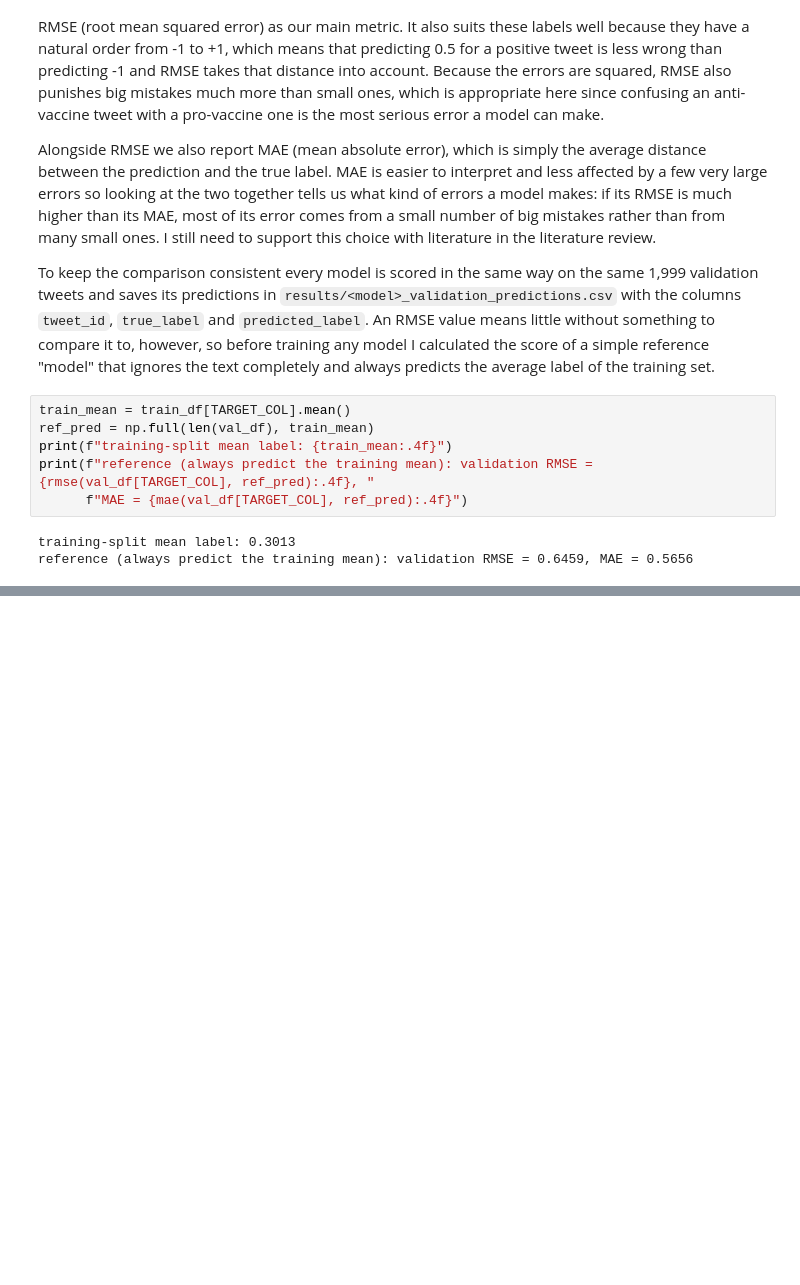
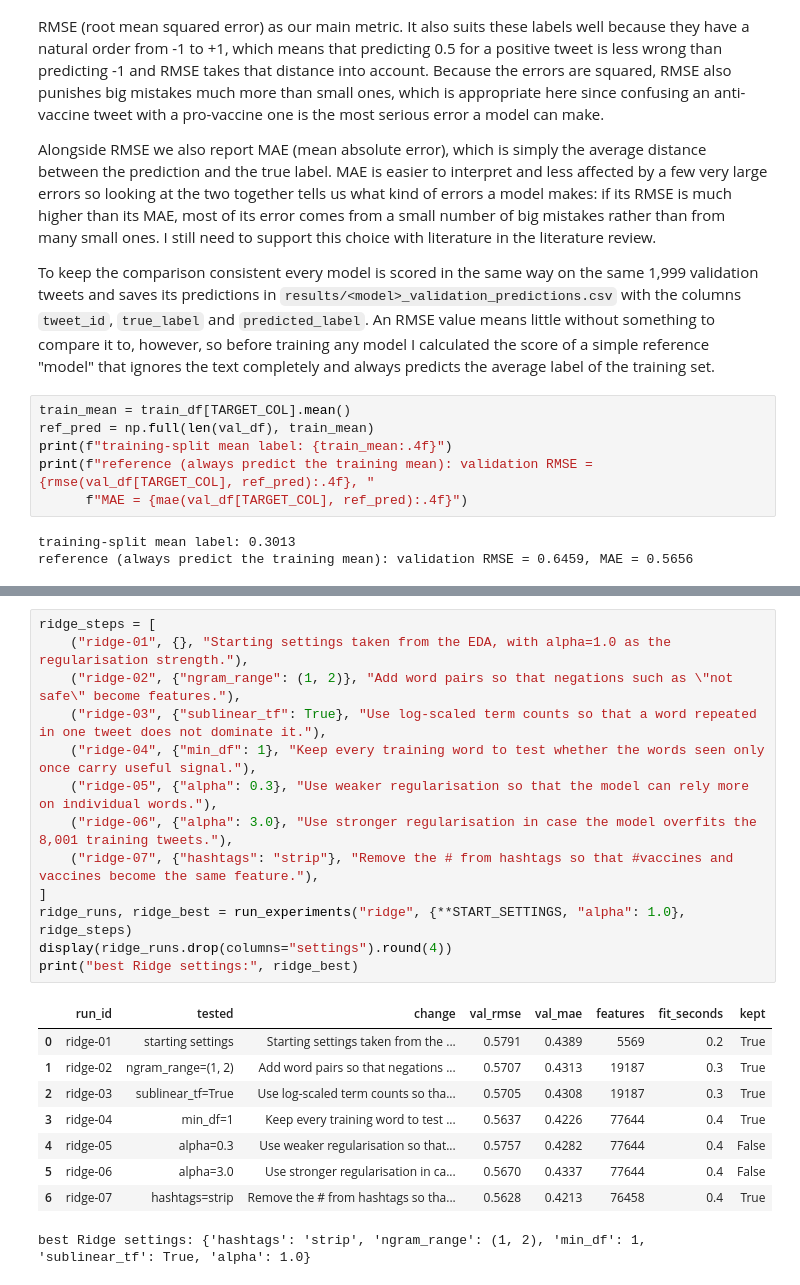
Before and after one commit to Adossi-design/vaccine-sentiment-sequential-models, a Jupyter notebook: notebooks/01_data_and_baselines.ipynb, the cells around one changed output, grey strips where cells are left out. Drawn from its saved outputs; the diff is of its cells as text; blank space fills up the shorter version.

```diff
--- a/notebooks/01_data_and_baselines.ipynb
+++ b/notebooks/01_data_and_baselines.ipynb
@@ -690,0 +747,23 @@ The next step is the literature review to confirm our five models, after which t
+# %%
+ridge_steps = [
+    ("ridge-01", {}, "Starting settings taken from the EDA, with alpha=1.0 as the regularisation strength."),
+    ("ridge-02", {"ngram_range": (1, 2)}, "Add word pairs so that negations such as \"not safe\" become features."),
+    ("ridge-03", {"sublinear_tf": True}, "Use log-scaled term counts so that a word repeated in one tweet does not dominate it."),
+    ("ridge-04", {"min_df": 1}, "Keep every training word to test whether the words seen only once carry useful signal."),
+    ("ridge-05", {"alpha": 0.3}, "Use weaker regularisation so that the model can rely more on individual words."),
+    ("ridge-06", {"alpha": 3.0}, "Use stronger regularisation in case the model overfits the 8,001 training tweets."),
+    ("ridge-07", {"hashtags": "strip"}, "Remove the # from hashtags so that #vaccines and vaccines become the same feature."),
+]
+ridge_runs, ridge_best = run_experiments("ridge", {**START_SETTINGS, "alpha": 1.0}, ridge_steps)
+display(ridge_runs.drop(columns="settings").round(4))
+print("best Ridge settings:", ridge_best)
+# %% [output]
+|  | run_id | tested | change | val_rmse | val_mae | features | fit_seconds | kept |
+| 0 | ridge-01 | starting settings | Starting settings taken from the ... | 0.5791 | 0.4389 | 5569 | 0.2 | True |
+| 1 | ridge-02 | ngram_range=(1, 2) | Add word pairs so that negations ... | 0.5707 | 0.4313 | 19187 | 0.3 | True |
+| 2 | ridge-03 | sublinear_tf=True | Use log-scaled term counts so tha... | 0.5705 | 0.4308 | 19187 | 0.3 | True |
+| 3 | ridge-04 | min_df=1 | Keep every training word to test ... | 0.5637 | 0.4226 | 77644 | 0.4 | True |
+| 4 | ridge-05 | alpha=0.3 | Use weaker regularisation so that... | 0.5757 | 0.4282 | 77644 | 0.4 | False |
+| 5 | ridge-06 | alpha=3.0 | Use stronger regularisation in ca... | 0.5670 | 0.4337 | 77644 | 0.4 | False |
+| 6 | ridge-07 | hashtags=strip | Remove the # from hashtags so tha... | 0.5628 | 0.4213 | 76458 | 0.4 | True |
+best Ridge settings: {'hashtags': 'strip', 'ngram_range': (1, 2), 'min_df': 1, 'sublinear_tf': True, 'alpha': 1.0}
```
Also changed, not shown: parts of 19 cells of this notebook, 6 other files.
